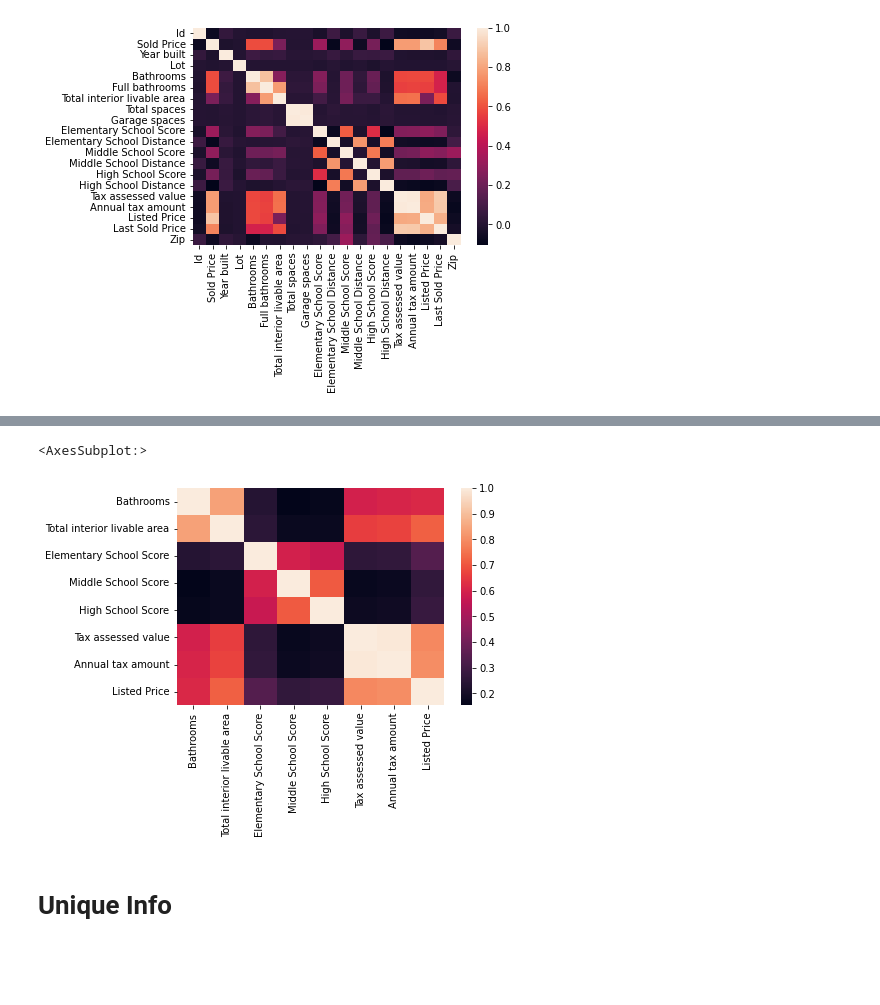
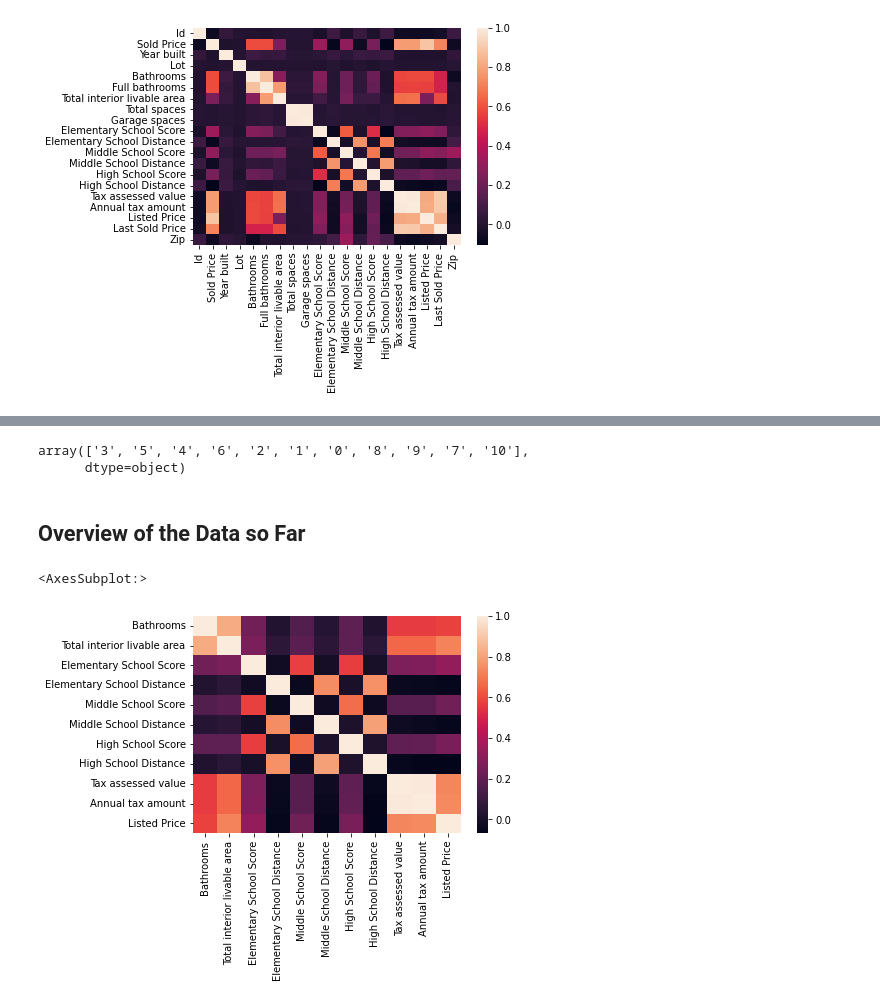
Before and after one commit to sadeedadnan/ECS-171-machine-learning-project-, a Jupyter notebook: data/preproccesing.ipynb, the cells around one changed output, grey strips where cells are left out. Drawn from its saved outputs; the diff is of its cells as text; code cells hidden in the pictures; blank space fills up the shorter version.

```diff
--- a/data/preproccesing.ipynb
+++ b/data/preproccesing.ipynb
@@ -14,11 +29,10 @@ sns.heatmap(df.corr())
 <AxesSubplot:>
 [figure]
 # %%
-df = df.drop(columns=["Id", "Address", "Sold Price", "Summary", "Type", 'Year built', "Lot", "Full bathrooms", "Region",
-                      "Total spaces", "Garage spaces", "Elementary School", "Elementary School Distance",
-                      "Middle School", "Middle School Distance", "High School",
-                      "High School Distance", "Heating features", "Cooling features", "Parking features", "Listed On",
-                      "Last Sold On", "Last Sold Price", "City", "Zip", "State"])
+df = df.drop(columns=["Id", "Address", "Sold Price", "Summary", "Type", 'Year built', "Lot", "Heating", "Cooling",
+                      "Parking", "Full bathrooms", "Region", "Total spaces", "Garage spaces", "Elementary School",
+                      "Middle School", "High School", "Flooring", "Appliances included", "Heating features", "Cooling features",
+                      "Laundry features", "Parking features", "Listed On", "Last Sold On", "Last Sold Price", "Zip", "State"])
 
 df
 # %% [output]
@@ -54,0 +73,3 @@ first_dataset
+# %%
+x_df = first_dataset
+x_df
@@ -54,0 +90,3 @@ first_dataset
+# %%
+x_df = x_df[x_df["Bedrooms"].str.isnumeric()]
+x_df
@@ -55,5 +107,12 @@ first_dataset
+# %%
+x_df["Bedrooms"].unique()
+# %% [output]
+array(['3', '5', '4', '6', '2', '1', '0', '8', '9', '7', '10'],
+      dtype=object)
+# %% [markdown]
+## Overview of the Data so Far
 # %%
-sns.heatmap(first_dataset.corr())
+sns.heatmap(x_df.corr())
 # %% [output]
 <AxesSubplot:>
-[figure, old version]
+[figure, new version]
@@ -63,2 +118,0 @@ first_dataset.to_csv('use_this.csv')
-# %% [markdown]
-# Unique Info
```
Also changed, not shown: parts of 23 cells of this notebook, 1 other file.
